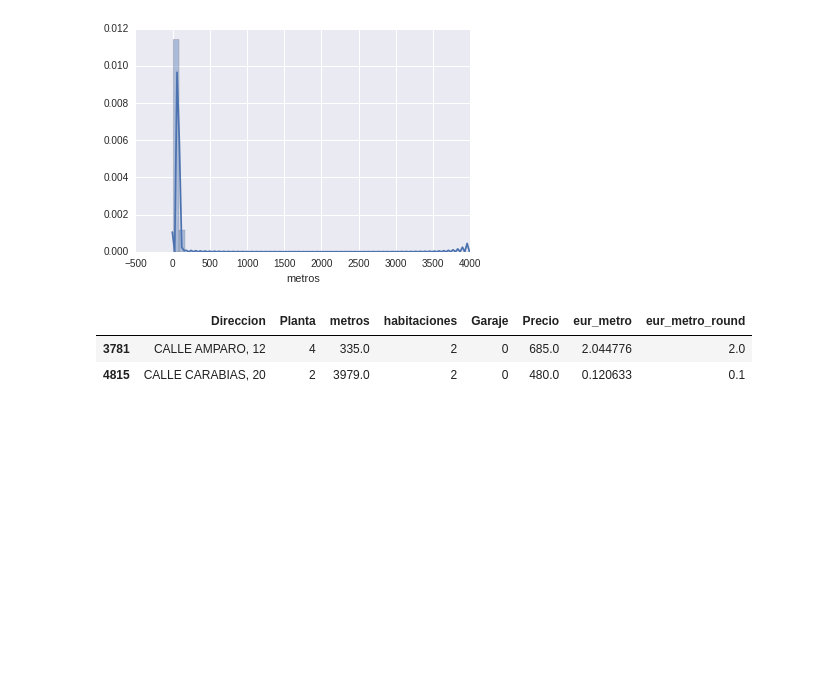
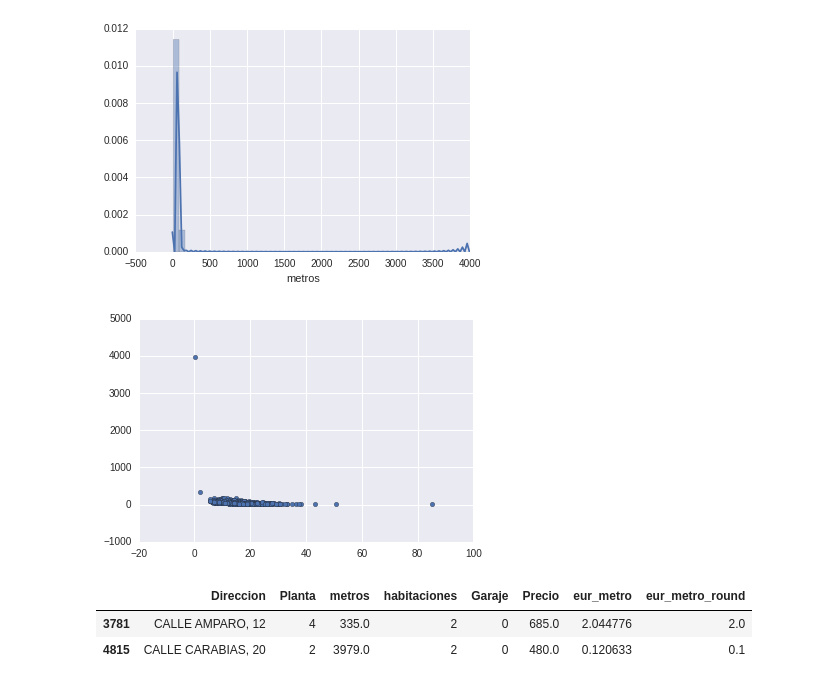
Before and after one commit to manuelmaestre/Proyecto_MDS, a Jupyter notebook: code/clean/python/03_Procesar_datos_IVIMA.ipynb, the cells around one changed output. Drawn from its saved outputs; the diff is of its cells as text; code cells hidden in the pictures; blank space fills up the shorter version.

```diff
--- a/code/clean/python/03_Procesar_datos_IVIMA.ipynb
+++ b/code/clean/python/03_Procesar_datos_IVIMA.ipynb
@@ -87,3 +86,8 @@ sns.distplot(rawdata['metros'])
 plt.show()
 # %% [output]
 [figure]
+# %%
+plt.scatter(rawdata['eur_metro'], rawdata['metros'])
+plt.show()
+# %% [output]
+[figure, added]
```
Also changed, not shown: parts of 17 cells of this notebook, 1 other file.
